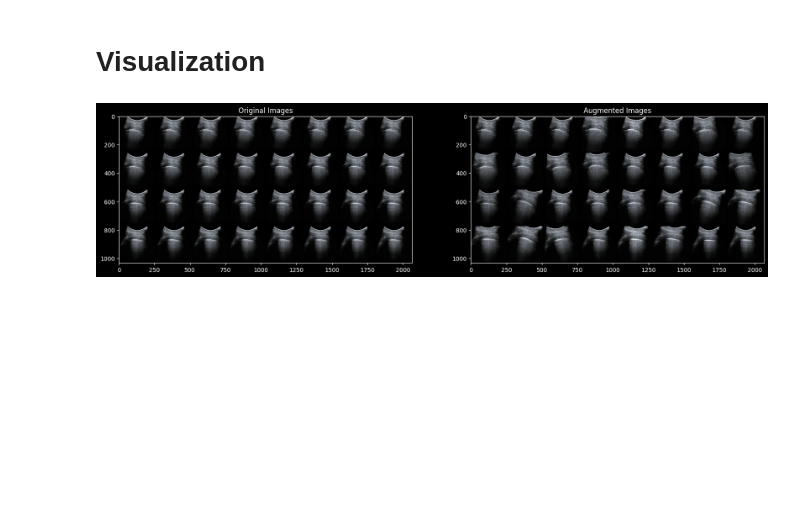
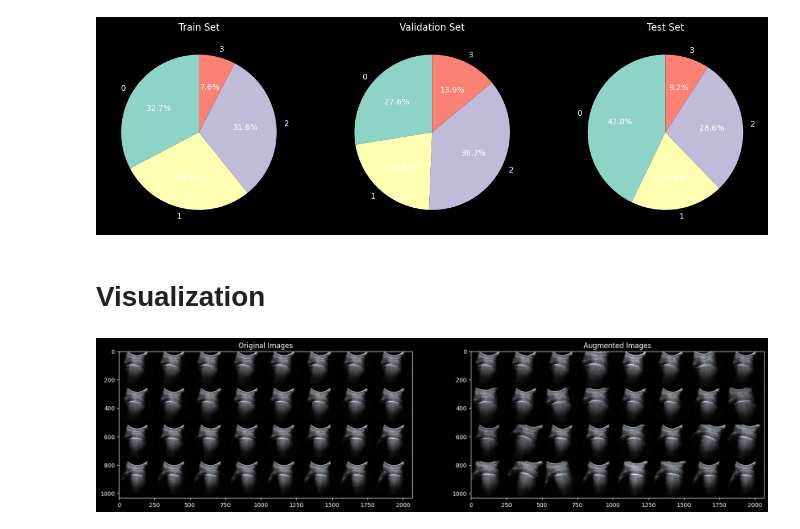
Before and after one commit to andrian-melnic/lung-ultrasound-self-attention, a Jupyter notebook: notebooks/test_data_processing.ipynb, the cells around one changed output. Drawn from its saved outputs; the diff is of its cells as text; code cells hidden in the pictures; blank space fills up the shorter version.

```diff
--- a/notebooks/test_data_processing.ipynb
+++ b/notebooks/test_data_processing.ipynb
@@ -562,3 +165,35 @@ RuntimeError: Expected a 'mps:0' generator device but found 'mps'
+# %%
+# Assuming you have already retrieved split_info and defined train_indices, val_indices, and test_indices
+labels = split_info['labels']
+
+# Extract labels for train, validation, and test sets
+train_labels = [labels[i] for i in sets["train_indices"]]
+val_labels = [labels[i] for i in sets["val_indices"]]
+test_labels = [labels[i] for i in sets["test_indices"]]
+
+# Count the occurrences of each label in each set
+train_label_counts = {label: train_labels.count(label) for label in set(train_labels)}
+val_label_counts = {label: val_labels.count(label) for label in set(val_labels)}
+test_label_counts = {label: test_labels.count(label) for label in set(test_labels)}
+
+# Create pie charts
+fig, axes = plt.subplots(1, 3, figsize=(15, 5))
+
+# Train set pie chart
+axes[0].pie(train_label_counts.values(), labels=train_label_counts.keys(), autopct='%1.1f%%', startangle=90)
+axes[0].set_title('Train Set')
+
+# Validation set pie chart
+axes[1].pie(val_label_counts.values(), labels=val_label_counts.keys(), autopct='%1.1f%%', startangle=90)
+axes[1].set_title('Validation Set')
+
+# Test set pie chart
+axes[2].pie(test_label_counts.values(), labels=test_label_counts.keys(), autopct='%1.1f%%', startangle=90)
+axes[2].set_title('Test Set')
+
+plt.show()
+# %% [output]
+[figure, added]
 # %% [markdown]
 # Visualization
 # %%
```
Also changed, not shown: parts of 17 cells of this notebook, 1 other file.
